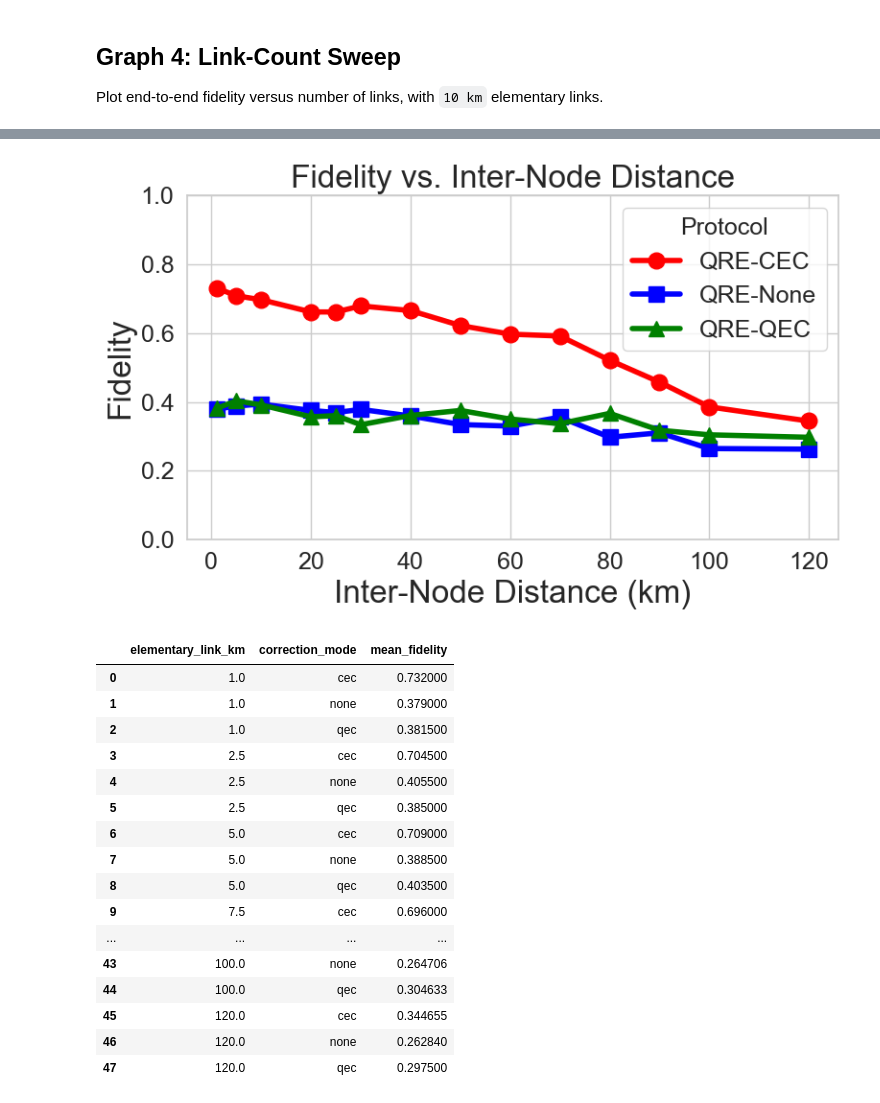
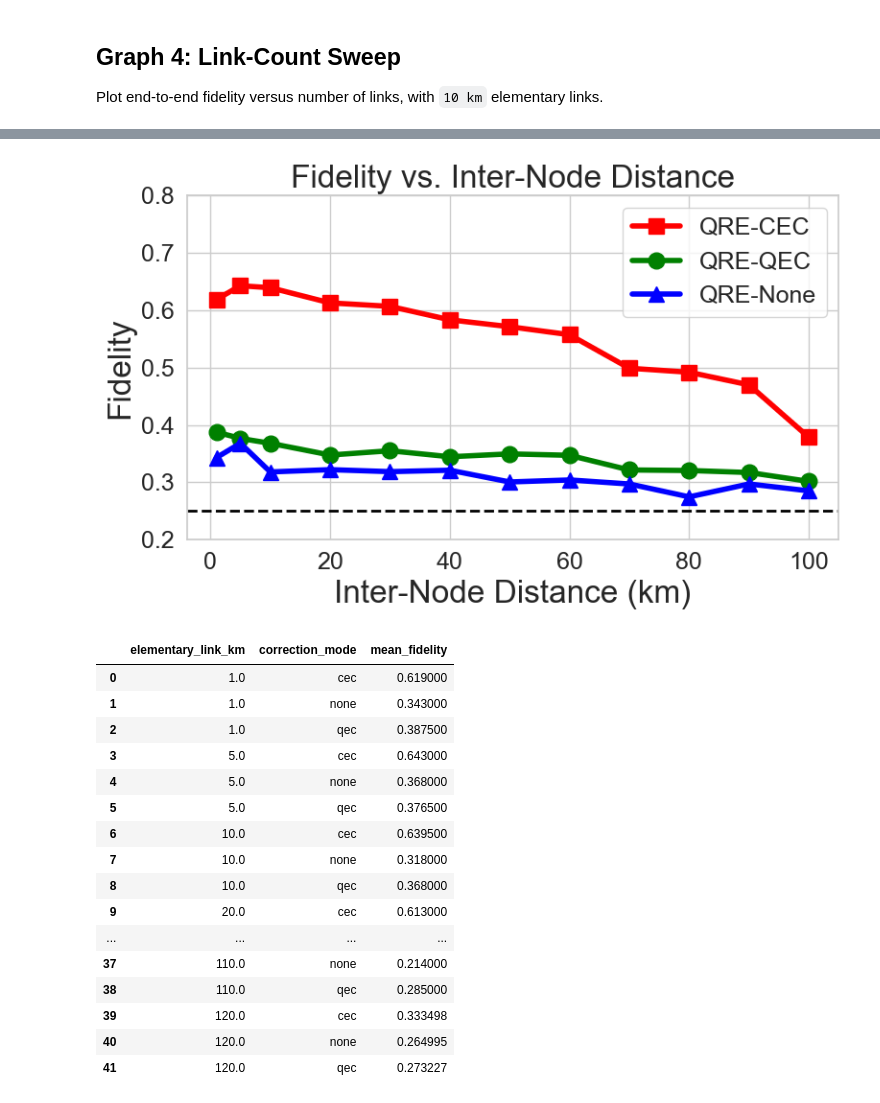
Before and after one commit to SagarPatange/QEC, a Jupyter notebook: plot.ipynb, the cells around one changed output, grey strips where cells are left out. Saved outputs shown, nothing was run; the diff lists cells and outputs as text; code cells hidden in the pictures.

```diff
--- a/plot.ipynb
+++ b/plot.ipynb
@@ -46,6 +46,7 @@ filename_re = re.compile(
     r"ft=(?P<ft>[a-zA-Z0-9_]+),"
     r"pauli=(?P<pauli>[0-9._]+|cfg),"
     r"ccorr=(?P<ccorr>none|cec|qec\+cec|qec),"
+    r"(?:physbell=(?P<physbell>[0-9.]+|cfg),)?"
     r"ts=(?P<ts>\d{8}_\d{4})"
 )
 # %% [markdown]
@@ -94,6 +95,7 @@ def load_runner_logs(log_dir: Path) -> pd.DataFrame:
                     "two_qubit_gate_fidelity": float(meta["twoq"]),
                     "gate_fidelity": float(meta["gate"]),
                     "state_preparation_fidelity": float(meta["prep"]),
+                    "physical_bell_pair_fidelity": None if meta.get("physbell") in (None, "cfg") else float(meta["physbell"]),
                     "data_t2": t2_value,
                     "comm_t2": t2_value,
                     "t1": float(meta["t1"]),
@@ -287,34 +291,43 @@ else:
     graph4_summary = graph4_df.groupby(["num_links", "correction_mode"], as_index=False).agg(mean_fidelity=("fidelity", "mean"), mean_latency_ms=("latency_ms", "mean")).sort_values(["num_links", "correction_mode"]).reset_index(drop=True)
     colors = {"cec": "red", "none": "blue", "qec": "green"}
     names = {"cec": "QRE-CEC", "none": "QRE-None", "qec": "QRE-QEC"}
-    markers = {"cec": "o", "none": "s", "qec": "^"}
+    markers = {"cec": "s", "none": "^", "qec": "o"}
 
     fig, axes = plt.subplots(1, 2, figsize=(13, 5))
     # Left panel: fidelity.
     ax0 = axes[0]
     # Draw each protocol separately so the marker shapes stay fixed.
-    for protocol in ["cec", "none", "qec"]:
+    for protocol in ["cec", "qec", "none"]:
         data = graph4_summary[graph4_summary["correction_mode"] == protocol]
         ax0.plot(data["num_links"], data["mean_fidelity"], color=colors[protocol], marker=markers[protocol], linewidth=4, markersize=12, label=names[protocol])
     ax0.set_xlabel("Number of Links", fontsize=24)
     ax0.set_ylabel("Fidelity", fontsize=24)
     ax0.set_title("Fidelity vs. Number of Links", fontsize=24)
-    ax0.set_ylim(0, 1)
+    ax0.axhline(0.25, color="black", linestyle="--", linewidth=2, label="_nolegend_")
+    ax0.set_ylim(0.2, 0.8)
+    ax0.set_yticks([0.2, 0.3, 0.4, 0.5, 0.6, 0.7, 0.8])
+    ax0.set_xticks([0,10,20,30,40,50,60,70,80,90,100])
+
     ax0.tick_params(axis="both", labelsize=18)
 
     # Right panel: latency.
     ax1 = axes[1]
-    for protocol in ["cec", "none", "qec"]:
+    for protocol in ["cec", "qec", "none"]:
         data = graph4_summary[graph4_summary["correction_mode"] == protocol]
         ax1.plot(data["num_links"], data["mean_latency_ms"], color=colors[protocol], marker=markers[protocol], linewidth=4, markersize=12, label=names[protocol])
     ax1.set_xlabel("Number of Links", fontsize=24)
-    ax1.set_ylabel("Latency", fontsize=24)
+    ax1.set_ylabel("Latency (ms)", fontsize=24)
     ax1.set_title("Latency vs. Number of Links", fontsize=24)
+    ax1.set_yscale("log")
+    # ax1.set_xscale("log")
+    ax1.set_ylim(bottom=0, top=5000)  # Set a minimum y-value to avoid issues with log scale.
     ax1.tick_params(axis="both", labelsize=18)
+    ax1.set_yticks([1,10, 100, 1000,])
+    ax1.set_xticks([0,10,20,30,40,50,60,70,80,90,100])
 
-    ax0.legend(title="Protocol", title_fontsize=18, fontsize=18)
-    ax1.legend(title="Protocol", title_fontsize=18, fontsize=18)
+    ax0.legend(fontsize=18)
+    ax1.legend(fontsize=18)
     plt.tight_layout()
-    plt.savefig(output_dir / "graph4.png", dpi=300, bbox_inches="tight")
+    plt.savefig(output_dir / "number_of_links_sweep_E2E100km.png", dpi=300, bbox_inches="tight")
     plt.show()
 # %% [output]
@@ -322,50 +335,52 @@ else:
 # %%
-graph5_log_dir = Path("/Users/patange/Documents/Argonne/QEC/log/runner_1.0EntanglementFidelity/graph5_inter_node_distance_sweep")
+graph5_log_dir = Path("/Users/patange/Documents/Argonne/QEC/log/runner/graph5_inter_node_distance_sweep")
 graph5_df = load_runner_logs(graph5_log_dir)
 
 # Average all completed runs at each inter-node distance and protocol setting.
 graph5_summary = graph5_df.groupby(["elementary_link_km", "correction_mode"], as_index=False).agg(mean_fidelity=("fidelity", "mean")).sort_values(["elementary_link_km", "correction_mode"]).reset_index(drop=True)
 colors = {"cec": "red", "none": "blue", "qec": "green"}
 names = {"cec": "QRE-CEC", "none": "QRE-None", "qec": "QRE-QEC"}
-markers = {"cec": "o", "none": "s", "qec": "^"}
+markers = {"cec": "s", "none": "^", "qec": "o"}
 
 plt.figure(figsize=(8, 5))
 ax = plt.gca()
 
 # Draw each protocol separately so the marker shapes stay fixed.
-for protocol in ["cec", "none", "qec"]:
-    data = graph5_summary[(graph5_summary["correction_mode"] == protocol) & (~graph5_summary["elementary_link_km"].isin([2.5, 7.5]))]
+for protocol in ["cec", "qec", "none"]:
+    data = graph5_summary[(graph5_summary["correction_mode"] == protocol) & (~graph5_summary["elementary_link_km"].isin([2.5, 7.5, 110,120]))]
     ax.plot(data["elementary_link_km"], data["mean_fidelity"], color=colors[protocol], marker=markers[protocol], linewidth=4, markersize=12, label=names[protocol])
 
 # ax.set_xscale("log")
 ax.set_xlabel("Inter-Node Distance (km)", fontsize=24)
 ax.set_ylabel("Fidelity", fontsize=24)
 ax.set_title("Fidelity vs. Inter-Node Distance", fontsize=24)
-ax.set_ylim(0, 1)
+ax.axhline(0.25, color="black", linestyle="--", linewidth=2, label="_nolegend_")
+ax.set_ylim(0.2, 0.8)
+ax.set_yticks([0.2, 0.3, 0.4, 0.5, 0.6, 0.7, 0.8])
 ax.tick_params(axis="both", labelsize=18)
-ax.legend(title="Protocol", title_fontsize=18, fontsize=18)
+ax.legend(fontsize=18)
 
 plt.tight_layout()
-plt.savefig(output_dir / "graph5.png", dpi=300, bbox_inches="tight")
+plt.savefig(output_dir / "fidelity_vs_inter_node_distance_5linktopology.png", dpi=300, bbox_inches="tight")
 plt.show()
 
 graph5_summary
 # %% [output]
-[figure, old version]
+[figure, new version]
 |  | elementary_link_km | correction_mode | mean_fidelity |
-| 0 | 1.0 | cec | 0.732000 |
-| 1 | 1.0 | none | 0.379000 |
-| 2 | 1.0 | qec | 0.381500 |
-| 3 | 2.5 | cec | 0.704500 |
-| 4 | 2.5 | none | 0.405500 |
-| 5 | 2.5 | qec | 0.385000 |
-| 6 | 5.0 | cec | 0.709000 |
-| 7 | 5.0 | none | 0.388500 |
-| 8 | 5.0 | qec | 0.403500 |
-| 9 | 7.5 | cec | 0.696000 |
+| 0 | 1.0 | cec | 0.619000 |
+| 1 | 1.0 | none | 0.343000 |
+| 2 | 1.0 | qec | 0.387500 |
+| 3 | 5.0 | cec | 0.643000 |
+| 4 | 5.0 | none | 0.368000 |
+| 5 | 5.0 | qec | 0.376500 |
+| 6 | 10.0 | cec | 0.639500 |
+| 7 | 10.0 | none | 0.318000 |
+| 8 | 10.0 | qec | 0.368000 |
+| 9 | 20.0 | cec | 0.613000 |
 | ... | ... | ... | ... |
-| 43 | 100.0 | none | 0.264706 |
-| 44 | 100.0 | qec | 0.304633 |
-| 45 | 120.0 | cec | 0.344655 |
-| 46 | 120.0 | none | 0.262840 |
-| 47 | 120.0 | qec | 0.297500 |
+| 37 | 110.0 | none | 0.214000 |
+| 38 | 110.0 | qec | 0.285000 |
+| 39 | 120.0 | cec | 0.333498 |
+| 40 | 120.0 | none | 0.264995 |
+| 41 | 120.0 | qec | 0.273227 |
```
Also changed, not shown: parts of 5 cells of this notebook, 12 other files.
